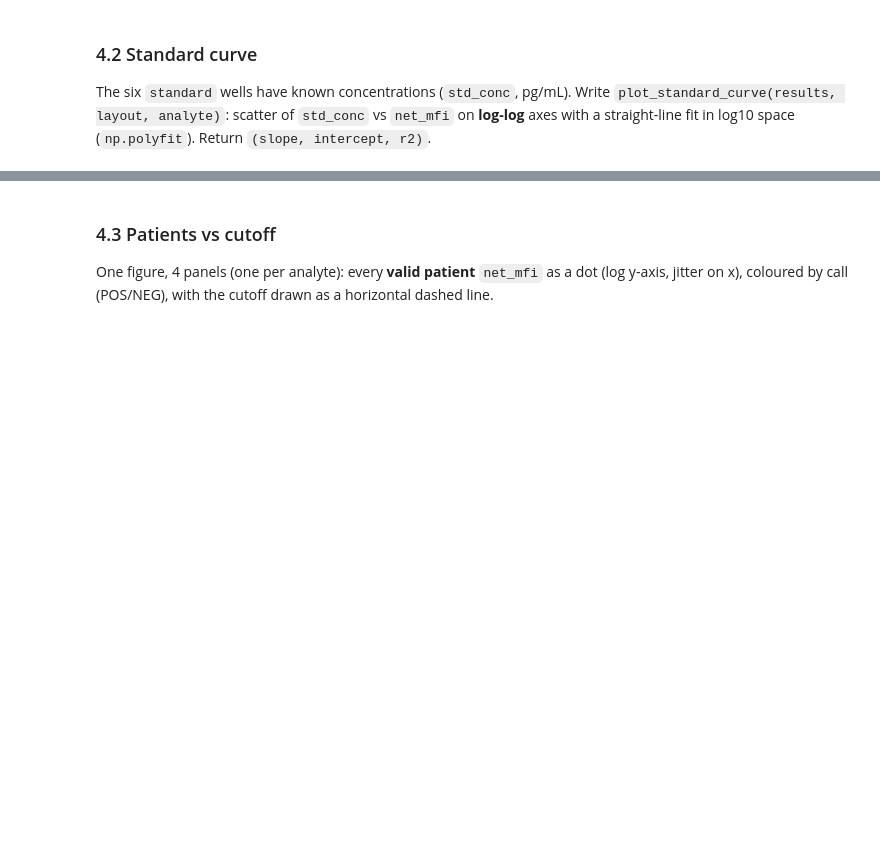
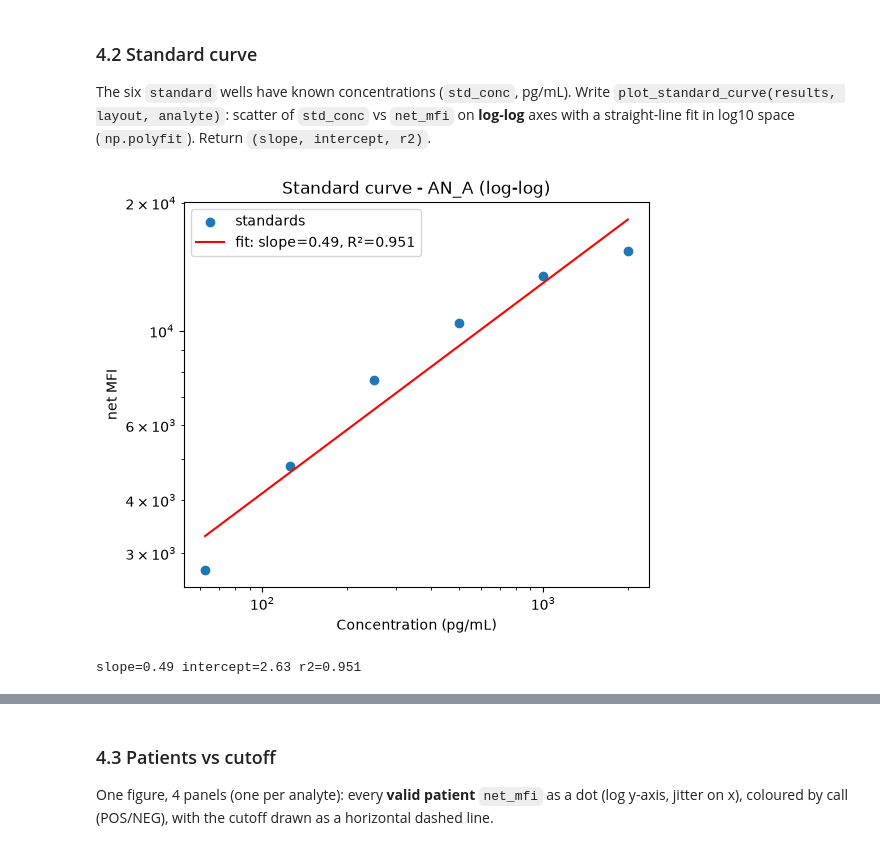
Before and after one commit to IG-jeebas/intern-test, a Jupyter notebook: notebooks/intern_test.ipynb, the cells around one changed output, grey strips where cells are left out. Cells and saved outputs as stored; diff of their text form; code cells hidden in the pictures; blank space fills up the shorter version.

```diff
--- a/notebooks/intern_test.ipynb
+++ b/notebooks/intern_test.ipynb
@@ -841,12 +889,43 @@ check("axes have a title and a colorbar", lambda: ax.get_title() != "" and len(a
 The six `standard` wells have known concentrations (`std_conc`, pg/mL). Write `plot_standard_curve(results, layout, analyte)`: scatter of `std_conc` vs `net_mfi` on **log-log** axes with a straight-line fit in log10 space (`np.polyfit`). Return `(slope, intercept, r2)`.
 # %%
 def plot_standard_curve(results, layout, analyte):
-    raise NotImplementedError
+    std = results[
+        (results["analyte"] == analyte)
+        & (results["sample_type"] == "standard")
+        & results["valid"]
+    ]
+    std = std.merge(layout[["well", "std_conc"]], on="well", how="left")
+    std = std[std["net_mfi"] > 0]
+
+    x = np.log10(std["std_conc"])
+    y = np.log10(std["net_mfi"])
+
+    slope, intercept = np.polyfit(x, y, 1)
+    y_hat = slope * x + intercept
+    ss_res = ((y - y_hat) ** 2).sum()
+    ss_tot = ((y - y.mean()) ** 2).sum()
+    r2 = 1 - ss_res / ss_tot
+
+    fig, ax = plt.subplots(figsize=(6, 5))
+    ax.scatter(std["std_conc"], std["net_mfi"], label="standards")
+    xs = np.linspace(x.min(), x.max(), 50)
+    ax.plot(10 ** xs, 10 ** (slope * xs + intercept), color="red",
+            label=f"fit: slope={slope:.2f}, R²={r2:.3f}")
+    ax.set_xscale("log")
+    ax.set_yscale("log")
+    ax.set_xlabel("Concentration (pg/mL)")
+    ax.set_ylabel("net MFI")
+    ax.set_title(f"Standard curve - {analyte} (log-log)")
+    ax.legend()
+    return float(slope), float(intercept), float(r2)
 
 
 slope, intercept, r2 = plot_standard_curve(results, layout, "AN_A")
 plt.show()
 print(f"slope={slope:.2f} intercept={intercept:.2f} r2={r2:.3f}")
+# %% [output]
+[figure, added]
+slope=0.49 intercept=2.63 r2=0.951
 # %%
 check("returns three numbers", lambda: all(np.isfinite([slope, intercept, r2])))
 check("slope is positive and r2 in (0.8, 1]", lambda: slope > 0 and 0.8 < r2 <= 1)
```
Also changed, not shown: parts of 5 cells of this notebook.
